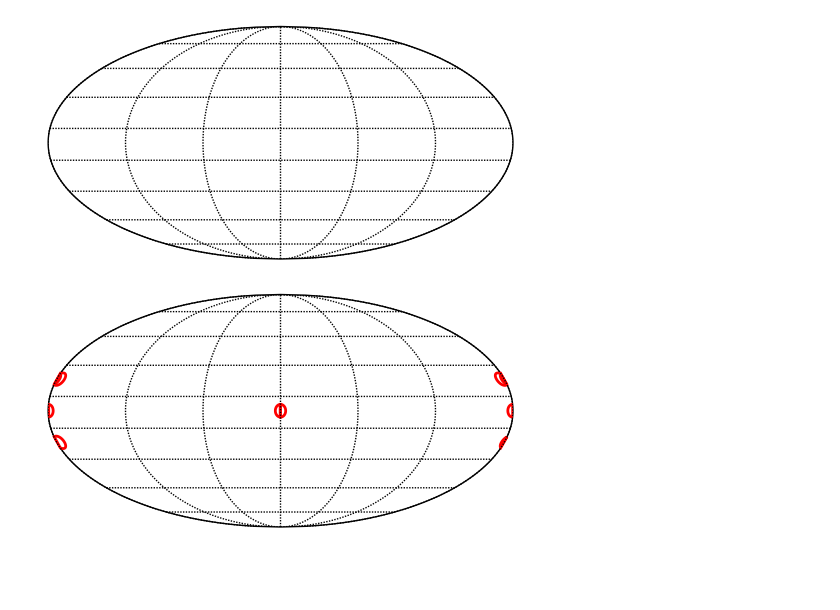
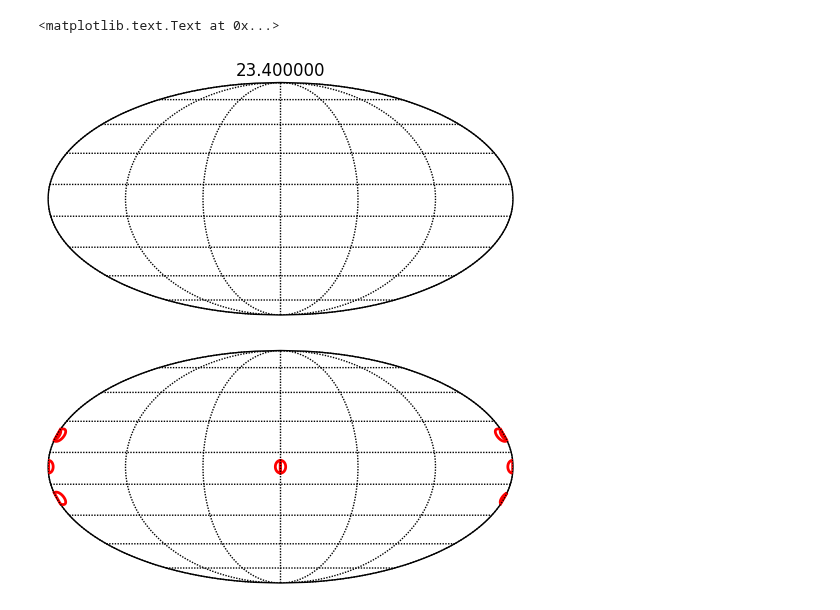
Before and after one commit to LSSTDESC/OpSimSummary, a Jupyter notebook: example/Demo_AllSkyMap.ipynb, the cells around one changed output. Drawn from its saved outputs; the diff is of its cells as text; code cells hidden in the pictures; blank space fills up the shorter version.

```diff
--- a/example/Demo_AllSkyMap.ipynb
+++ b/example/Demo_AllSkyMap.ipynb
@@ -8,10 +10,12 @@ import numpy as np
 # %%
 fig, ax = plt.subplots()
 m = AllSkyMap(projection='moll', ax=ax, lon_0=0, lat_0=0)
 _ = m.drawparallels(np.arange(-91.,91.,20.))
 _ = m.drawmeridians(np.arange(-180., 181., 60.))#, labels=[1, 0, 0, 1], labelstyle='+/-')
+ax.set_title('{:.6f}'.format(23.4))
 # %% [output]
+<matplotlib.text.Text at 0x...>
-[figure, old version]
+[figure, new version]
 # %%
 pts = m.tissot(lon_0=0, lat_0=0., radius_deg=4., npts=100, ax=ax,
                **dict(fill=False, edgecolor='r', lw=2))
```
Also changed, not shown: parts of 2 cells of this notebook, 3 other files.
